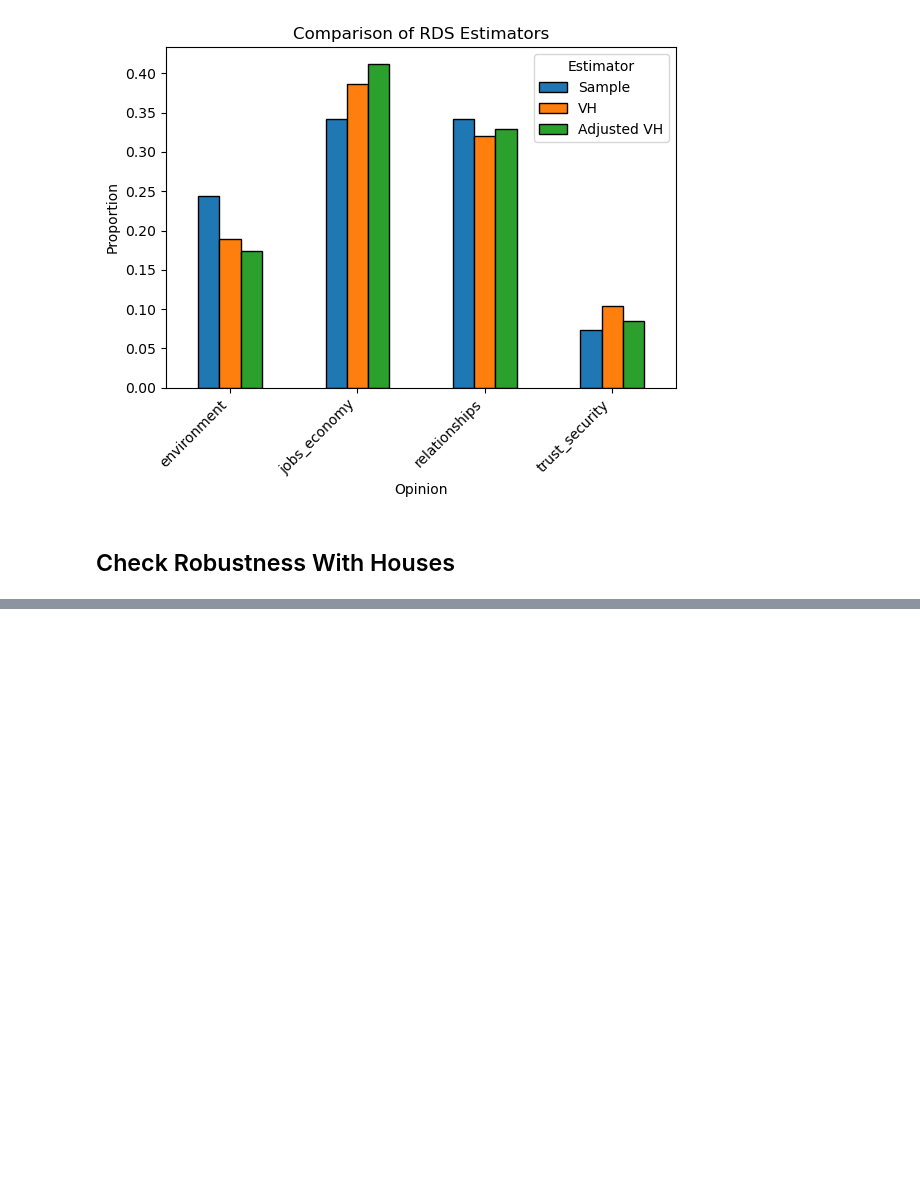
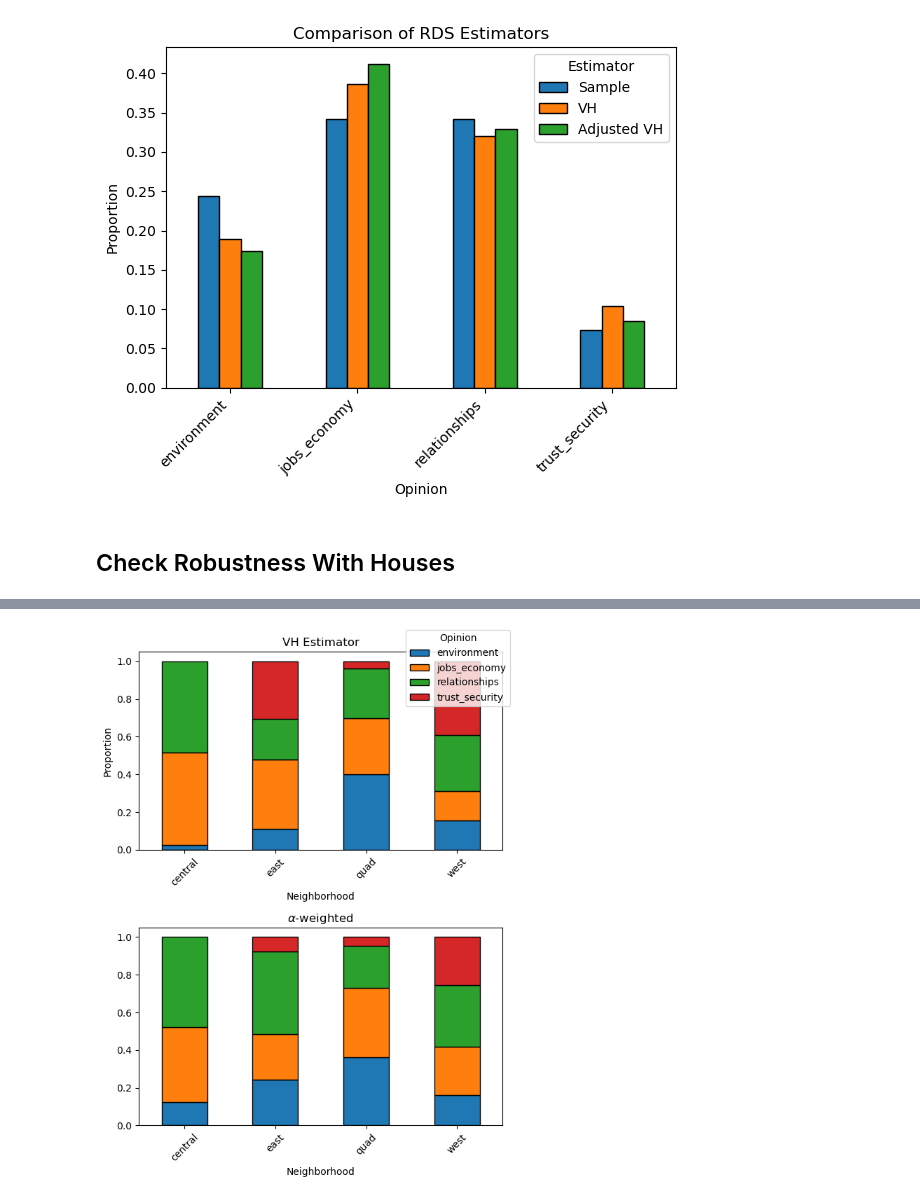
Before and after one commit to justinyli/unbiasing-social-networks, a Jupyter notebook: code/experiments copy.ipynb, the cells around one changed output, grey strips where cells are left out. Cells and saved outputs as stored; diff of their text form; code cells hidden in the pictures; blank space fills up the shorter version.

```diff
--- a/code/experiments copy.ipynb
+++ b/code/experiments copy.ipynb
@@ -937,0 +895,35 @@ Weighted dispersion: 0.0326
+# %%
+fig, axes = plt.subplots(2, 1, figsize=(6, 8), sharey=True)
+
+vh_dist.plot(
+    kind="bar",
+    stacked=True,
+    ax=axes[0],
+    edgecolor="black"
+)
+axes[0].set_title("VH Estimator")
+axes[0].set_xlabel("Neighborhood")
+axes[0].set_ylabel("Proportion")
+axes[0].tick_params(axis='x', rotation=45)
+
+weighted.plot(
+    kind="bar",
+    stacked=True,
+    ax=axes[1],
+    edgecolor="black"
+)
+axes[1].set_title(r"$\alpha$-weighted")
+axes[1].set_xlabel("Neighborhood")
+axes[1].tick_params(axis='x', rotation=45)
+
+for ax in axes:
+    ax.legend().remove()
+
+handles, labels = axes[0].get_legend_handles_labels()
+fig.legend(handles, labels, title="Opinion", loc="upper right")
+
+plt.tight_layout()
+plt.savefig("../img/vh_vs_alpha_neighborhood.pdf")
+plt.show()
+# %% [output]
+[figure, added]
```
Also changed, not shown: parts of 6 cells of this notebook, 4 other files.
